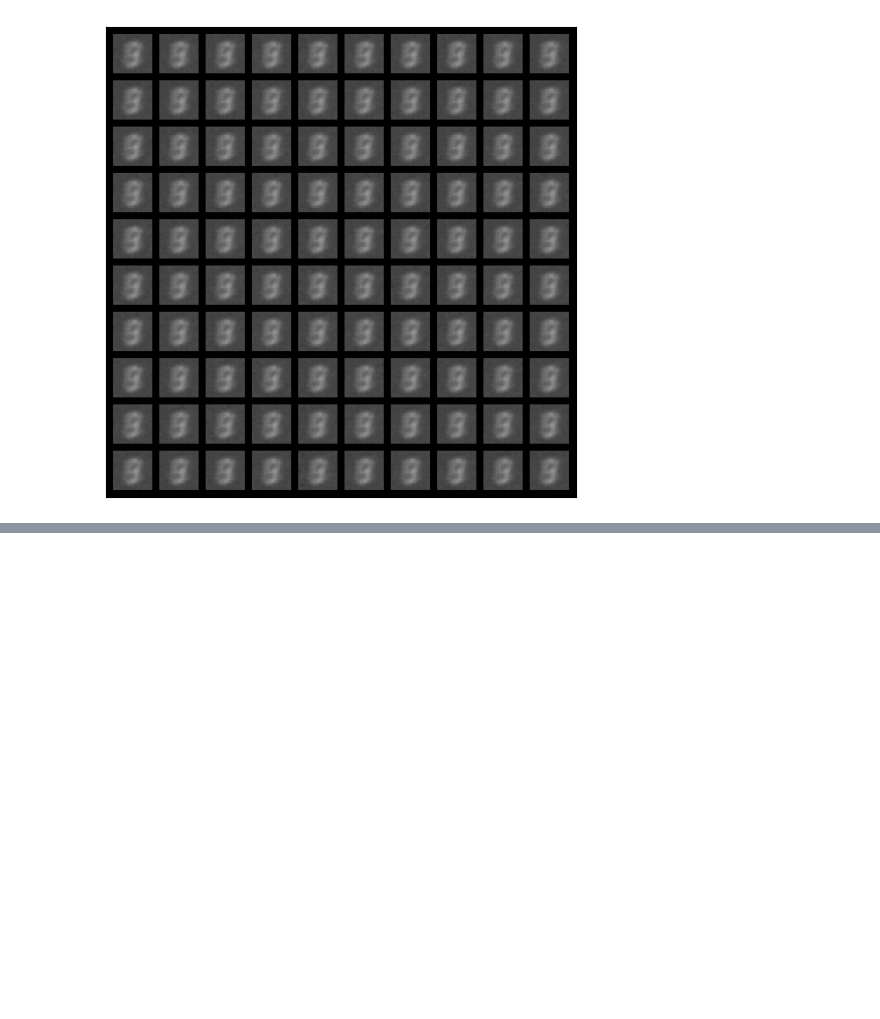
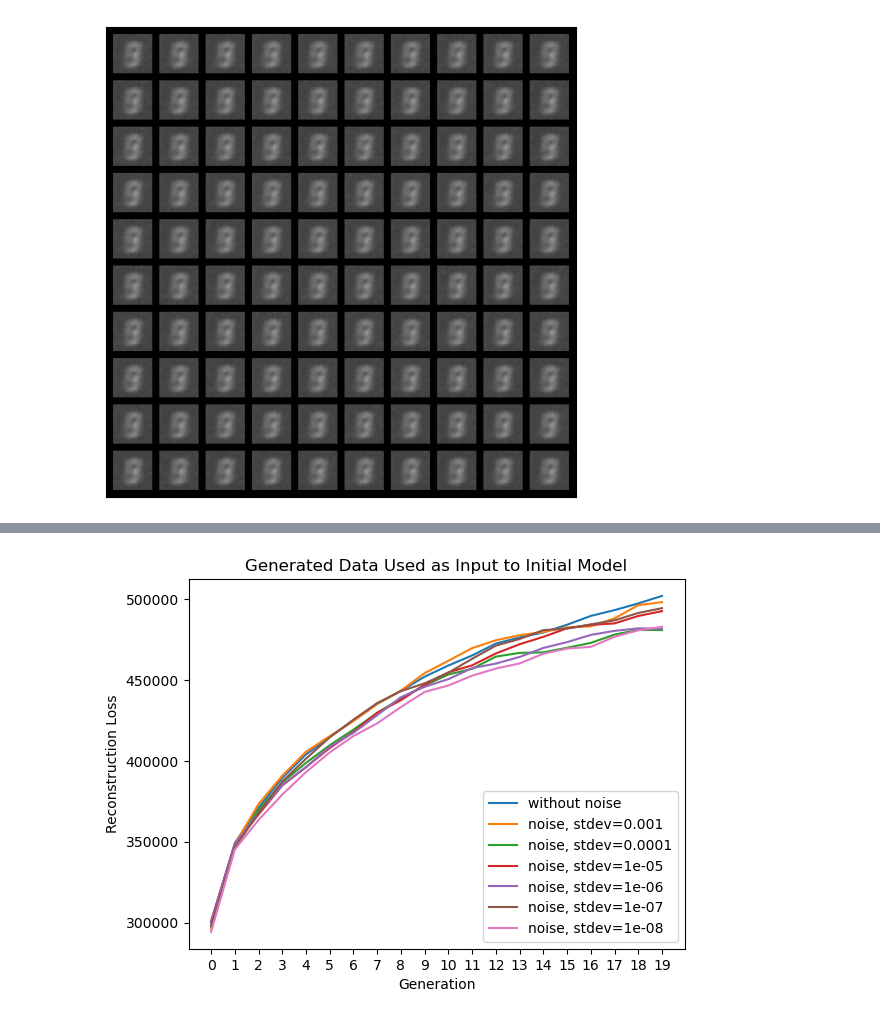
Before and after one commit to kevinngonyc/ModelCollapse, a Jupyter notebook: VAE-MNIST.ipynb, the cells around one changed output, grey strips where cells are left out. Drawn from its saved outputs; the diff is of its cells as text; code cells hidden in the pictures; blank space fills up the shorter version.

```diff
--- a/VAE-MNIST.ipynb
+++ b/VAE-MNIST.ipynb
@@ -251,7 +251,7 @@ def collapse(samples, loss, noise=False, noise_stdev=1):
         img_recon = vae.decoder(latent).clone().detach()
         samples.append(img_recon.data[:100].cpu())
 
-        x_recon, latent_mu, latent_logvar = vae_collapse(img_recon)
+        x_recon, latent_mu, latent_logvar = vae(img_recon)
         loss.append(vae_loss(x_recon, img_recon, latent_mu, latent_logvar))
 
         if noise:
@@ -446,0 +430,18 @@ plt.show()
+# %%
+plt.plot([l.item() for l in loss], label="without noise")
+# plt.plot([ for i in range(20)], label="baseline")
+# plt.plot([l.item() for l in loss_noise], label="noise, stdev=1.0")
+# plt.plot([l.item() for l in loss_noise_half], label="noise, stdev=0.1667")
+for i in range(1, len(samples_noises)):
+    plt.plot([l.item() for l in loss_noises[i]], label=f"noise, stdev={stdev_noises[i]}")
+plt.legend()
+plt.ylabel("Reconstruction Loss")
+plt.xlabel("Generation")
+plt.title("Generated Data Used as Input to Initial Model")
+plt.xticks(range(0, 20))
+# plt.yscale("log")
+
+plt.savefig("vae_quantified.png")
+plt.show()
+# %% [output]
+[figure, added]
```
Also changed, not shown: parts of 12 cells of this notebook, 7 other files.
